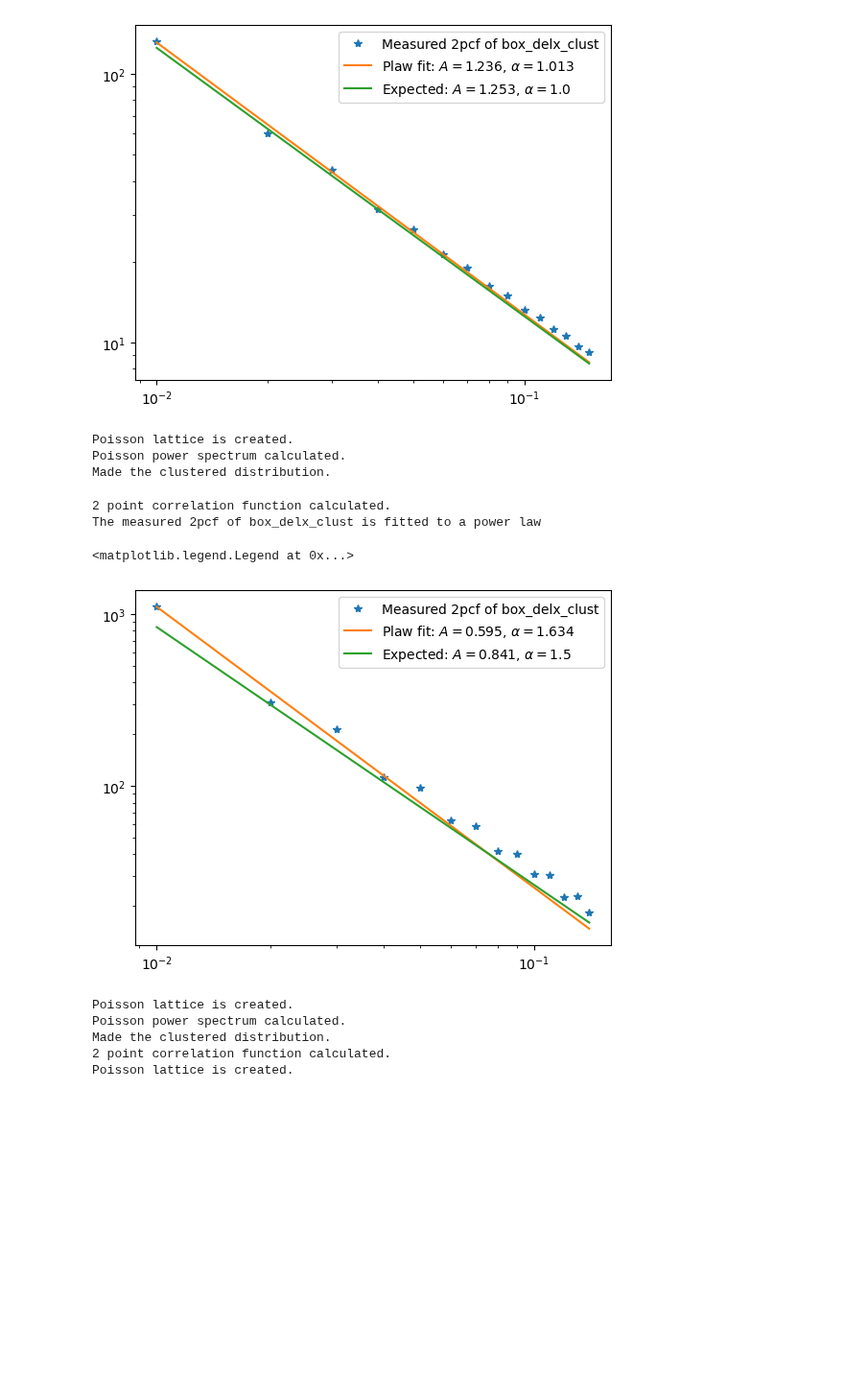
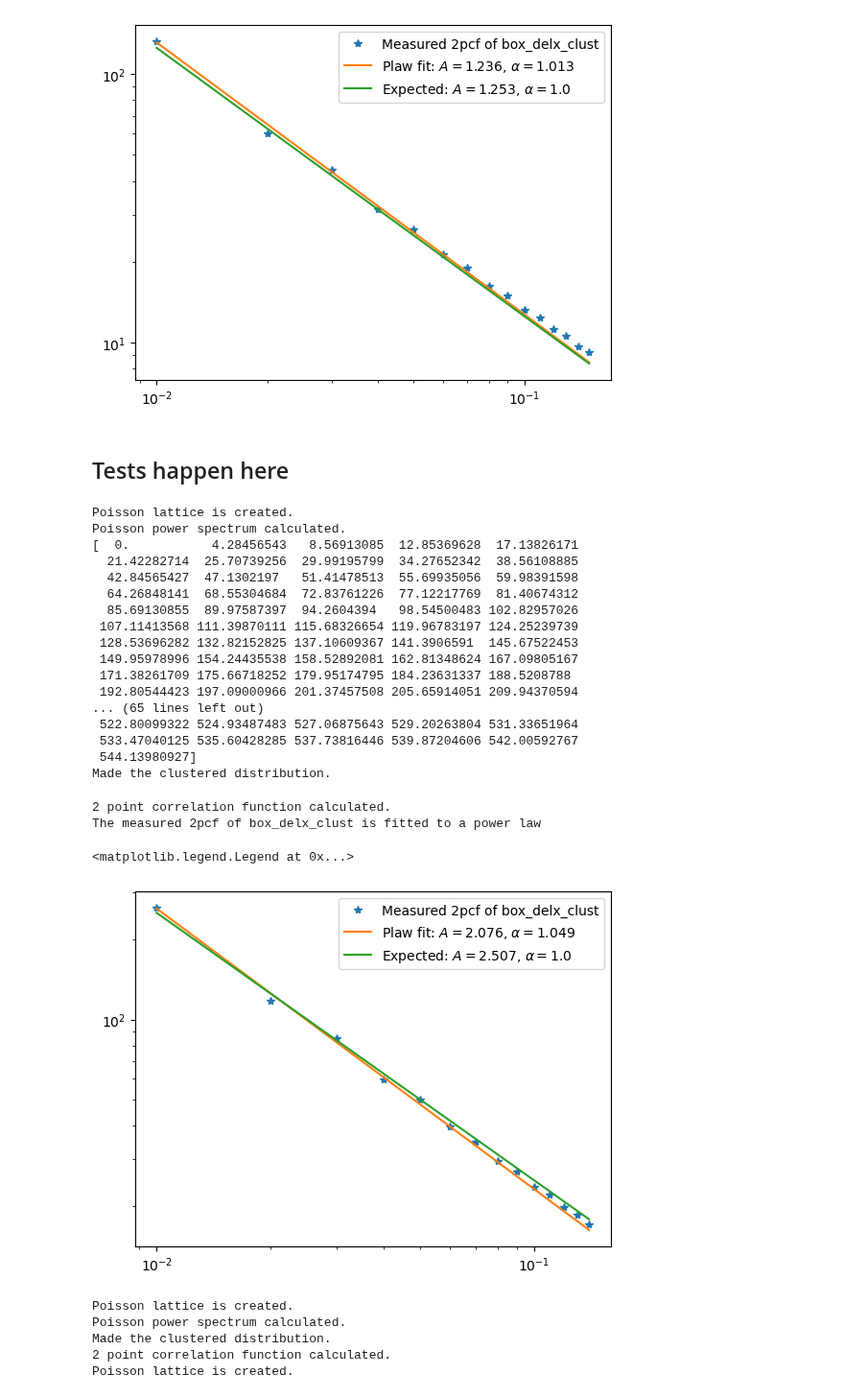
Before and after one commit to VibinRam/DP2, a Jupyter notebook: Codes/Clustering_simulation/GonzNuevoClust.ipynb, the cells around one changed output. Shown at 96% size. Cells and saved outputs as stored; diff of their text form; code cells hidden in the pictures; blank space fills up the shorter version.

```diff
--- a/Codes/Clustering_simulation/GonzNuevoClust.ipynb
+++ b/Codes/Clustering_simulation/GonzNuevoClust.ipynb
@@ -157,6 +157,7 @@ class clust_dist:
         assert k_intervals[-1] == self.k_max
         #updating the k_intervals
         self.k_intervals = np.copy(k_intervals)
+        self.k_intervals_mid = (self.k_intervals[:-1] + self.k_intervals[1:])/2
         self.powerspec_pois = self.calc_powerspec_pois(self.k_intervals)
 
     def make_clust_dist(self, powerspec_clust, k_intervals):
@@ -234,39 +235,58 @@ Made the clustered distribution.
 The measured 2pcf of box_delx_clust is fitted to a power law
 <matplotlib.legend.Legend at 0x...>
 [figure]
+# %% [markdown]
+## Tests happen here
 # %%
-N_side = 512
+N_side = 256
 dx = 0.01
 n_bar = 50
-const_of_pk = 1.0
-delta_of_pk = 1.5
+const_of_pk = 2.0
+delta_of_pk = 2.0
 
 sample_clust = clust_dist(N_side, dx, n_bar)
+print(sample_clust.k_intervals)
+sample_clust.update_k_intervals(np.linspace(sample_clust.k_min, sample_clust.k_max, N_side))
+print(sample_clust.k_intervals)
 
 sample_clust.make_clust_dist_from_plaw_pspec(const_of_pk, delta_of_pk, sample_clust.k_intervals)
 
 sample_clust.calc_2pcorrfunc_clust(1.0 * dx, 15 * dx)
 
 sample_clust.fit_2pcf_clust()
 
 exp_A, exp_alpha = plaw_pspec_to_2pcf(const_of_pk, delta_of_pk)
 
 plt.plot(sample_clust.x_intervals_mid, sample_clust._2pcorrfunc, '*', label="Measured 2pcf of box_delx_clust")
 plt.plot(sample_clust.x_intervals_mid, sample_clust._2pcf_fit_A * np.power(sample_clust.x_intervals_mid, -sample_clust._2pcf_fit_alpha), \
                 label=r"Plaw fit: $A = {}$, $\alpha = {}$".format(np.round(sample_clust._2pcf_fit_A,3), np.round(sample_clust._2pcf_fit_alpha,3)))
 plt.plot(sample_clust.x_intervals_mid, exp_A * np.power(sample_clust.x_intervals_mid, -exp_alpha), \
             label=r"Expected: $A = {}$, $\alpha = {}$".format(np.round(exp_A,3), np.round(exp_alpha,3)))
 plt.xscale('log')
 plt.yscale('log')
 plt.legend()
 # %% [output]
 Poisson lattice is created.
 Poisson power spectrum calculated.
+[  0.           4.28456543   8.56913085  12.85369628  17.13826171
+  21.42282714  25.70739256  29.99195799  34.27652342  38.56108885
+  42.84565427  47.1302197   51.41478513  55.69935056  59.98391598
+  64.26848141  68.55304684  72.83761226  77.12217769  81.40674312
+  85.69130855  89.97587397  94.2604394   98.54500483 102.82957026
+ 107.11413568 111.39870111 115.68326654 119.96783197 124.25239739
+ 128.53696282 132.82152825 137.10609367 141.3906591  145.67522453
+ 149.95978996 154.24435538 158.52892081 162.81348624 167.09805167
+ 171.38261709 175.66718252 179.95174795 184.23631337 188.5208788
+ 192.80544423 197.09000966 201.37457508 205.65914051 209.94370594
+... (65 lines left out)
+ 522.80099322 524.93487483 527.06875643 529.20263804 531.33651964
+ 533.47040125 535.60428285 537.73816446 539.87204606 542.00592767
+ 544.13980927]
 Made the clustered distribution.
 2 point correlation function calculated.
 The measured 2pcf of box_delx_clust is fitted to a power law
 <matplotlib.legend.Legend at 0x...>
-[figure, old version]
+[figure, new version]
 # %%
 N_side = 64
 dx = 0.1
```
Also changed, not shown: 1 other file.
